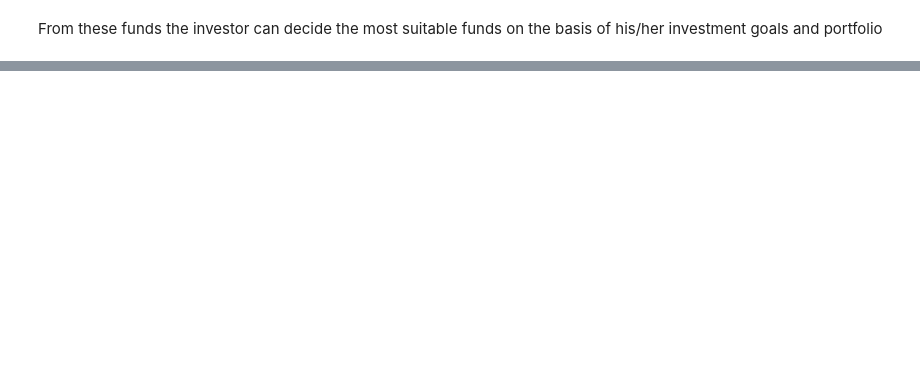
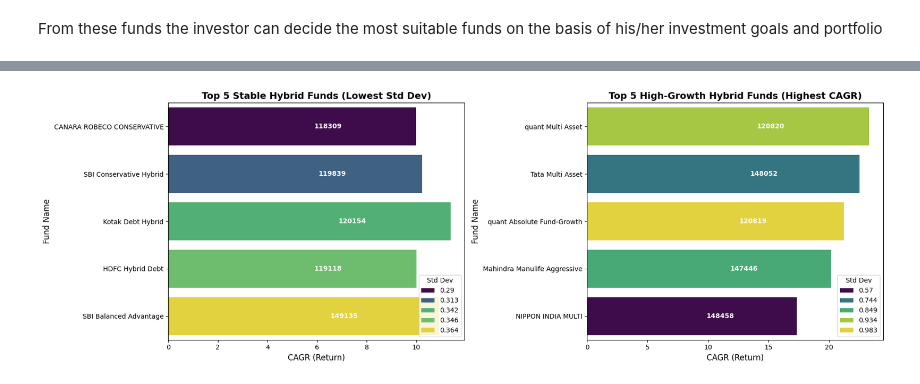
Before and after one commit to Arib-Mustafa/Mutual_Funds_DA_Project, a Jupyter notebook: 3_Hybrid_funds.ipynb, the cells around one changed output, grey strips where cells are left out. Saved outputs shown, nothing was run; the diff lists cells and outputs as text; code cells hidden in the pictures; blank space fills up the shorter version.

```diff
--- a/3_Hybrid_funds.ipynb
+++ b/3_Hybrid_funds.ipynb
@@ -77,0 +88,46 @@ fig.tight_layout()
+# %%
+df_hyb_1["short_name"] = df_hyb_1["Scheme_Name"].apply(lambda x: " ".join(x.split()[:3])) #Short Names for fitting in Chart
+fig,ax_2 = plt.subplots(1,2,figsize=(18,6))
+plt.subplots_adjust(wspace=0.4)
+sns.barplot(data=df_hyb_1.nsmallest(5,"std_dev"),x='CAGR',y='short_name',hue='std_dev',palette='viridis',ax=ax_2[0])
+for row in df_hyb_1.nsmallest(5, "std_dev").itertuples():
+    ax_2[0].text(
+        row.CAGR * 0.7 ,  # Adjust position to be inside
+        row.short_name,
+        str(row.Scheme_Code),
+        ha="right",
+        va="center",
+        fontsize=10,
+        color="white",
+        fontweight="bold",
+
+    )
+ax_2[0].set_title("Top 5 Stable Hybrid Funds (Lowest Std Dev)", fontsize=14, fontweight="bold")
+ax_2[0].set_xlabel("CAGR (Return)", fontsize=12)
+ax_2[0].set_ylabel("Fund Name", fontsize=12)
+
+# Plot 2:
+
+df_hyb_2["short_name"] = df_hyb_2["Scheme_Name"].apply(lambda x: " ".join(x.split()[:3]))
+sns.barplot(data=df_hyb_2.nlargest(5,"CAGR"),x='CAGR',y='short_name',hue='std_dev',palette='viridis',ax=ax_2[1])
+for index, row in enumerate(df_hyb_2.nlargest(5, "CAGR").itertuples()):
+    ax_2[1].text(
+        row.CAGR * 0.7,  # Adjust position to be inside
+        index,
+        str(row.Scheme_Code),
+        ha="right",
+        va="center",
+        fontsize=10,
+        color="white",
+        fontweight="bold",
+    )
+
+ax_2[1].set_title("Top 5 High-Growth Hybrid Funds (Highest CAGR)", fontsize=14, fontweight="bold")
+ax_2[1].set_xlabel("CAGR (Return)", fontsize=12)
+ax_2[1].set_ylabel("Fund Name", fontsize=12)
+ax_2[0].legend(title="Std Dev", loc="lower right", fontsize=10)
+ax_2[1].legend(title="Std Dev", loc="lower right", fontsize=10)
+fig.tight_layout()
+plt.show()
+# %% [output]
+[figure, added]
```
Also changed, not shown: parts of 8 cells of this notebook, 6 other files.
